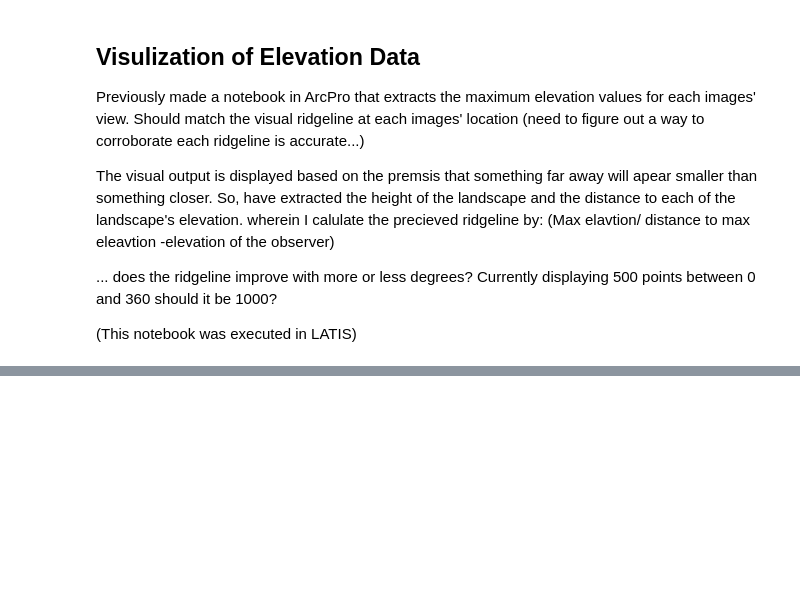
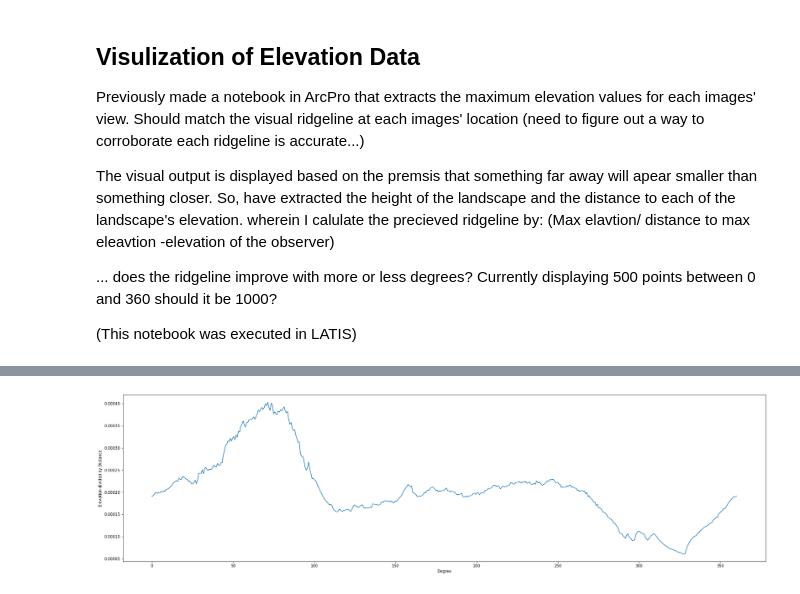
Before and after one commit to mmarsole/FinalProjectGIS5578, a Jupyter notebook: JupyterNotebooks/Ridgline_Visuals.ipynb, the cells around one changed output, grey strips where cells are left out. Saved outputs shown, nothing was run; the diff lists cells and outputs as text; code cells hidden in the pictures; blank space fills up the shorter version.

Commit message:
resaving the Ridgeline.ipynb file in hopes that you can see the visuals, after I reran the notebook

```diff
--- a/JupyterNotebooks/Ridgline_Visuals.ipynb
+++ b/JupyterNotebooks/Ridgline_Visuals.ipynb
@@ -60,0 +70,4 @@ Plotting_Ridgline(image4_dist, 2.023487544)
+# %%
+Plotting_Ridgline(image5_dist, 1.194870112)
+# %% [output]
+[figure, added]
```
Also changed, not shown: parts of 6 cells of this notebook.
